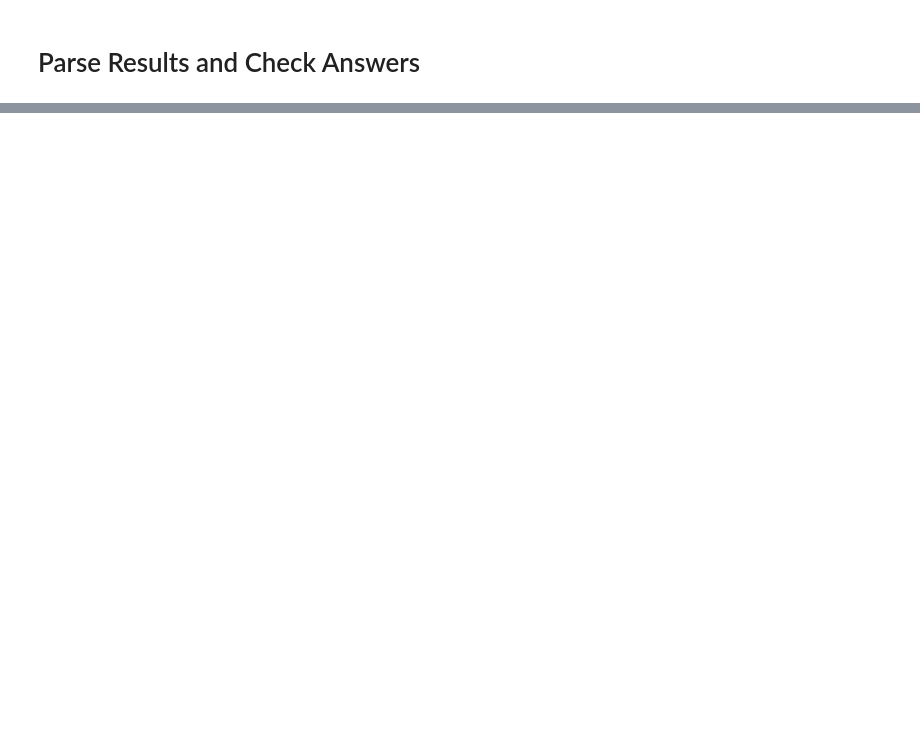
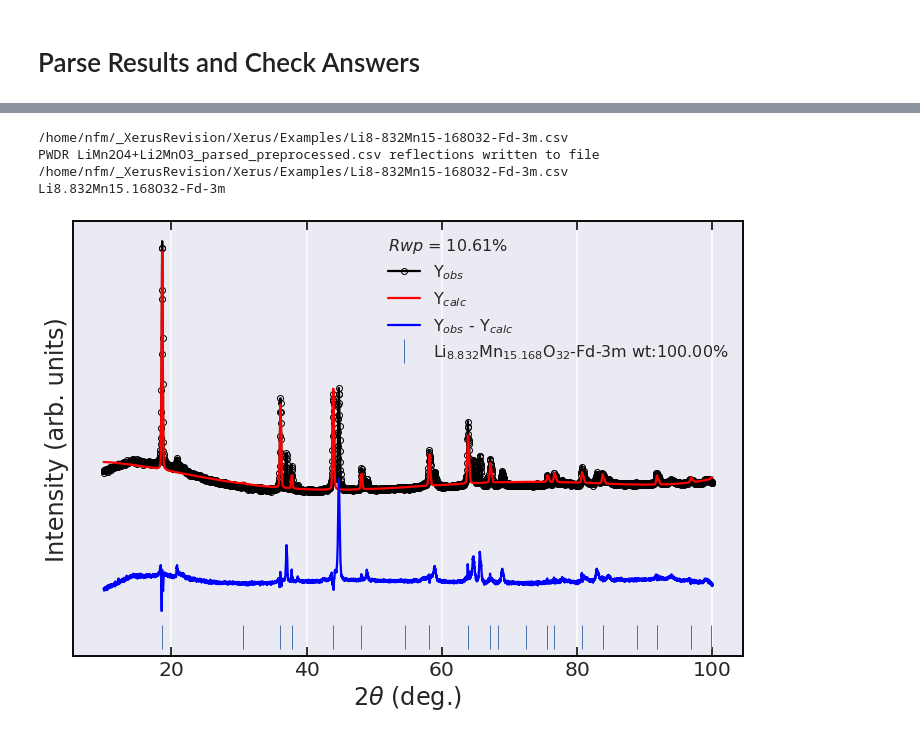
Before and after one commit to pedrobcst/Xerus, a Jupyter notebook: Examples/Benchmark_AutoXRD.ipynb, the cells around one changed output, grey strips where cells are left out. Drawn from its saved outputs; the diff is of its cells as text; code cells hidden in the pictures; blank space fills up the shorter version.

```diff
--- a/Examples/Benchmark_AutoXRD.ipynb
+++ b/Examples/Benchmark_AutoXRD.ipynb
@@ -251,0 +331,8 @@ auto_benchmark.sort_values(by="number_of_phases", ascending=False)
+# %%
+# Then 1
+missclass_2.plot_result(1, 'matplotlib')
+# %% [output]
+/home/nfm/_XerusRevision/Xerus/Examples/Li8-832Mn15-168O32-Fd-3m.csv
+PWDR LiMn2O4+Li2MnO3_parsed_preprocessed.csv reflections written to file /home/nfm/_XerusRevision/Xerus/Examples/Li8-832Mn15-168O32-Fd-3m.csv
+Li8.832Mn15.168O32-Fd-3m
+[figure, added]
```
Also changed, not shown: parts of 21 cells of this notebook, 10 other files.
